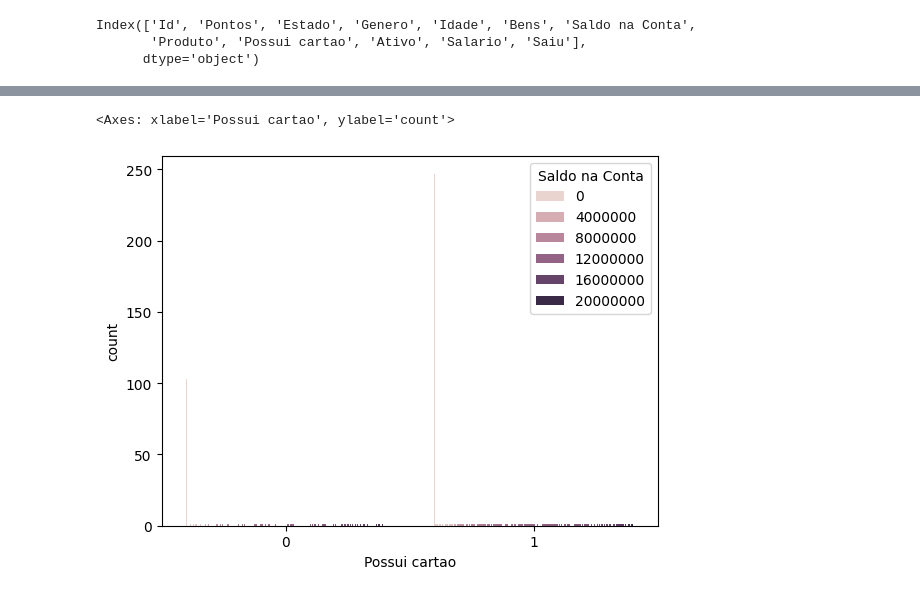
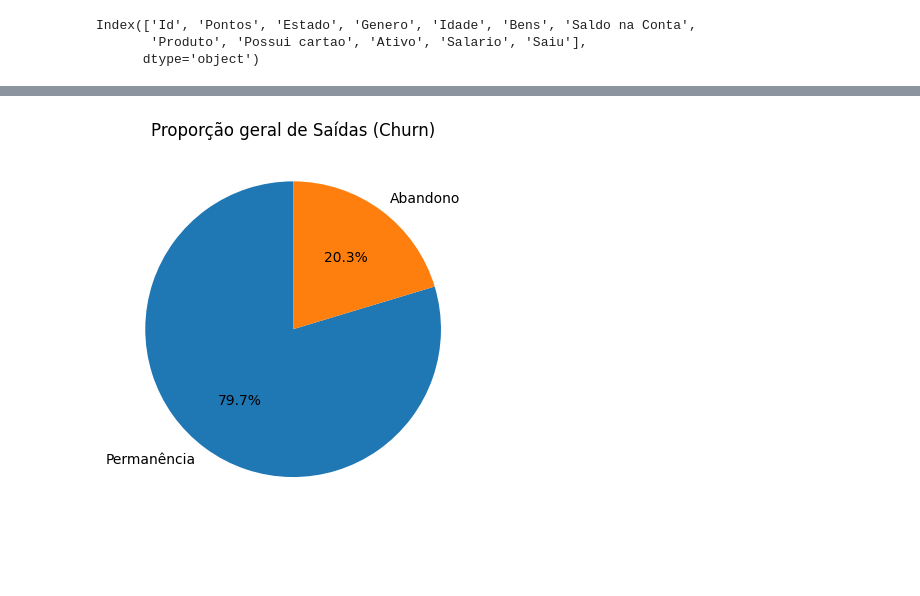
Before and after one commit to gabrielgvss/Analise-Bancaria-de-Churn, a Jupyter notebook: analise_bancaria.ipynb, the cells around one changed output, grey strips where cells are left out. Drawn from its saved outputs; the diff is of its cells as text; code cells hidden in the pictures; blank space fills up the shorter version.

```diff
--- a/analise_bancaria.ipynb
+++ b/analise_bancaria.ipynb
@@ -322,5 +312,6 @@ df.groupby('Possui cartao')['Genero'].value_counts().to_frame()
-# %%
-sns.countplot(data=df, x='Possui cartao', hue='Saldo na Conta')
-# %% [output]
-<Axes: xlabel='Possui cartao', ylabel='count'>
-[figure, removed]
+# %%
+# Visualização da quantidade geral de saídas quantificada nos registros (churn)
+plt.pie(proporcao_churn['Proporção'], labels=proporcao_churn.index, autopct='%1.1f%%', startangle=90);
+plt.title('Proporção geral de Saídas (Churn)');
+# %% [output]
+[figure, added]
```
Also changed, not shown: parts of 20 cells of this notebook.
